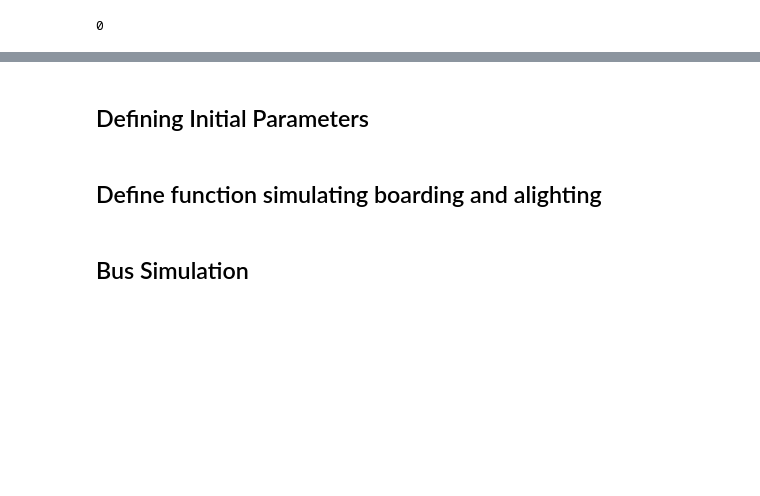
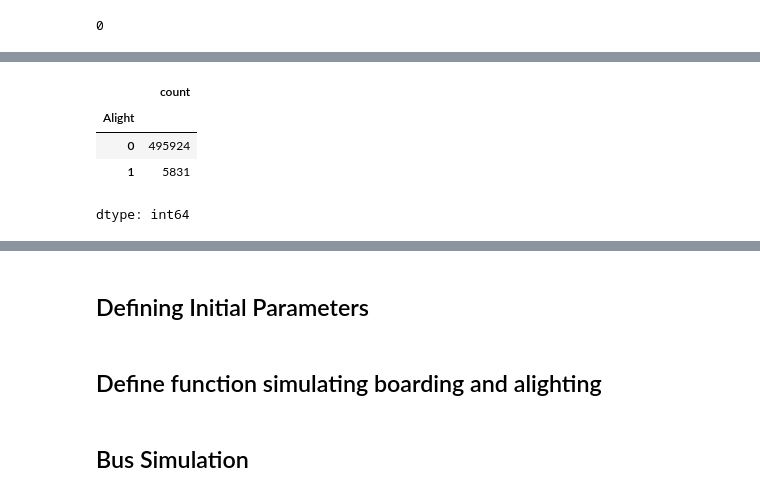
Before and after one commit to machiwao/pjdsc-optima-prime-sakayan-express, a Jupyter notebook: SakayanExpress_RouteSimulation.ipynb, the cells around one changed output, grey strips where cells are left out. Saved outputs shown, nothing was run; the diff lists cells and outputs as text; code cells hidden in the pictures; blank space fills up the shorter version.

```diff
--- a/SakayanExpress_RouteSimulation.ipynb
+++ b/SakayanExpress_RouteSimulation.ipynb
@@ -482,0 +502,8 @@ df.duplicated().sum()
+# %%
+df_optimized['Alight'].value_counts()
+# %% [output]
+|  | count |
+| Alight |  |
+| 0 | 495924 |
+| 1 | 5831 |
+dtype: int64
```
Also changed, not shown: parts of 28 cells of this notebook.
